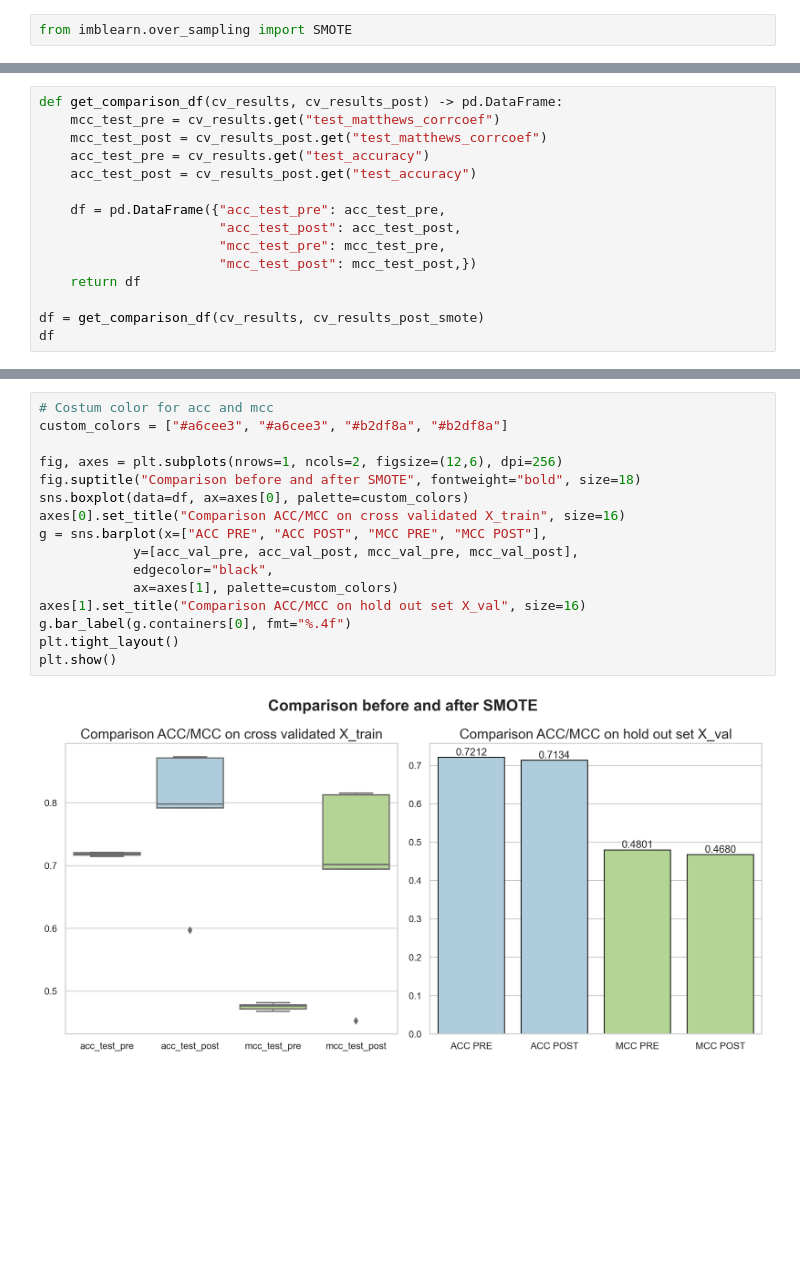
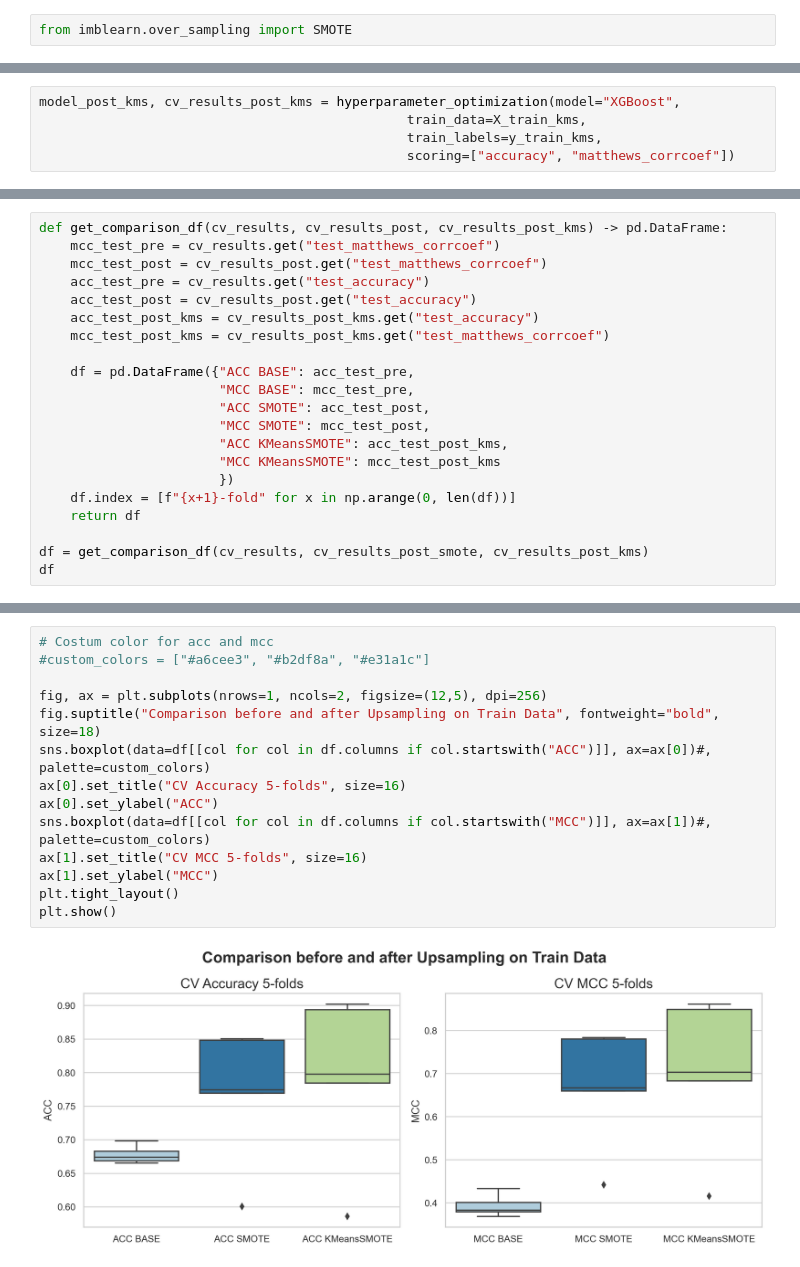
Before and after one commit to nina-prog/richters-predictor-modeling-earthquake-damage, a Jupyter notebook: notebooks/week05/week05-smote.ipynb, the cells around one changed output, grey strips where cells are left out. Saved outputs shown, nothing was run; the diff lists cells and outputs as text; blank space fills up the shorter version.

Commit message:
Improved visualization

```diff
--- a/notebooks/week05/week05-smote.ipynb
+++ b/notebooks/week05/week05-smote.ipynb
@@ -156,0 +164,5 @@ MCC on validation set: 0.4680
+# %%
+model_post_kms, cv_results_post_kms = hyperparameter_optimization(model="XGBoost",
+                                               train_data=X_train_kms,
+                                               train_labels=y_train_kms,
+                                               scoring=["accuracy", "matthews_corrcoef"])
@@ -157,16 +189,22 @@ MCC on validation set: 0.4680
 # %%
-def get_comparison_df(cv_results, cv_results_post) -> pd.DataFrame:
+def get_comparison_df(cv_results, cv_results_post, cv_results_post_kms) -> pd.DataFrame:
     mcc_test_pre = cv_results.get("test_matthews_corrcoef")
     mcc_test_post = cv_results_post.get("test_matthews_corrcoef")
     acc_test_pre = cv_results.get("test_accuracy")
     acc_test_post = cv_results_post.get("test_accuracy")
+    acc_test_post_kms = cv_results_post_kms.get("test_accuracy")
+    mcc_test_post_kms = cv_results_post_kms.get("test_matthews_corrcoef")
 
-    df = pd.DataFrame({"acc_test_pre": acc_test_pre,
-                       "acc_test_post": acc_test_post,
-                       "mcc_test_pre": mcc_test_pre,
-                       "mcc_test_post": mcc_test_post,})
+    df = pd.DataFrame({"ACC BASE": acc_test_pre,
+                       "MCC BASE": mcc_test_pre,
+                       "ACC SMOTE": acc_test_post,
+                       "MCC SMOTE": mcc_test_post,
+                       "ACC KMeansSMOTE": acc_test_post_kms,
+                       "MCC KMeansSMOTE": mcc_test_post_kms
+                       })
+    df.index = [f"{x+1}-fold" for x in np.arange(0, len(df))]
     return df
 
-df = get_comparison_df(cv_results, cv_results_post_smote)
+df = get_comparison_df(cv_results, cv_results_post_smote, cv_results_post_kms)
 df
 # %% [output]
@@ -179,18 +217,16 @@ df
 # %%
 # Costum color for acc and mcc
-custom_colors = ["#a6cee3", "#a6cee3", "#b2df8a", "#b2df8a"]
+#custom_colors = ["#a6cee3", "#b2df8a", "#e31a1c"]
 
-fig, axes = plt.subplots(nrows=1, ncols=2, figsize=(12,6), dpi=256)
-fig.suptitle("Comparison before and after SMOTE", fontweight="bold", size=18)
-sns.boxplot(data=df, ax=axes[0], palette=custom_colors)
-axes[0].set_title("Comparison ACC/MCC on cross validated X_train", size=16)
-g = sns.barplot(x=["ACC PRE", "ACC POST", "MCC PRE", "MCC POST"],
-            y=[acc_val_pre, acc_val_post, mcc_val_pre, mcc_val_post],
-            edgecolor="black",
-            ax=axes[1], palette=custom_colors)
-axes[1].set_title("Comparison ACC/MCC on hold out set X_val", size=16)
-g.bar_label(g.containers[0], fmt="%.4f")
+fig, ax = plt.subplots(nrows=1, ncols=2, figsize=(12,5), dpi=256)
+fig.suptitle("Comparison before and after Upsampling on Train Data", fontweight="bold", size=18)
+sns.boxplot(data=df[[col for col in df.columns if col.startswith("ACC")]], ax=ax[0])#, palette=custom_colors)
+ax[0].set_title("CV Accuracy 5-folds", size=16)
+ax[0].set_ylabel("ACC")
+sns.boxplot(data=df[[col for col in df.columns if col.startswith("MCC")]], ax=ax[1])#, palette=custom_colors)
+ax[1].set_title("CV MCC 5-folds", size=16)
+ax[1].set_ylabel("MCC")
 plt.tight_layout()
 plt.show()
 # %% [output]
-[figure, old version]
+[figure, new version]
```
Also changed, not shown: parts of 17 cells of this notebook.
